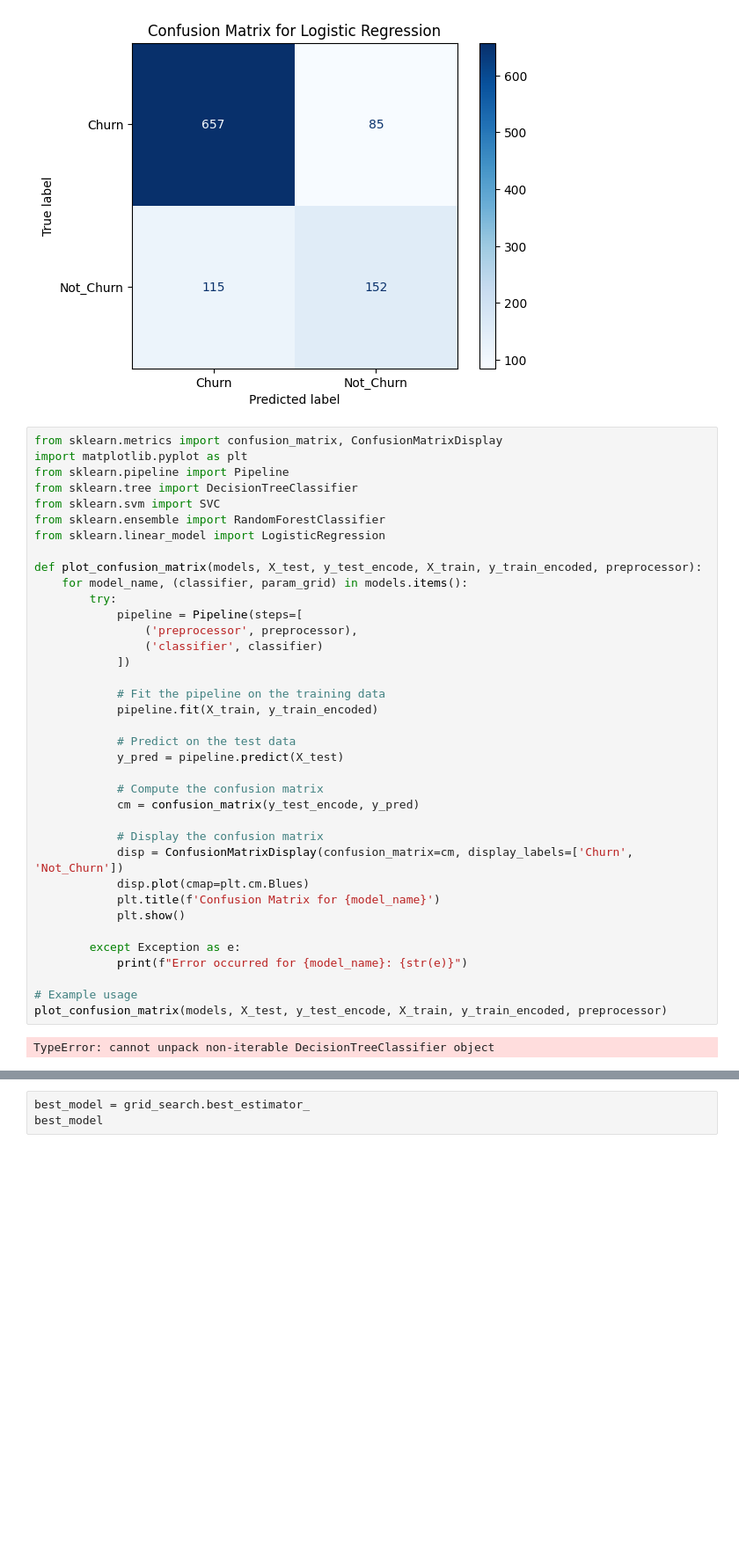
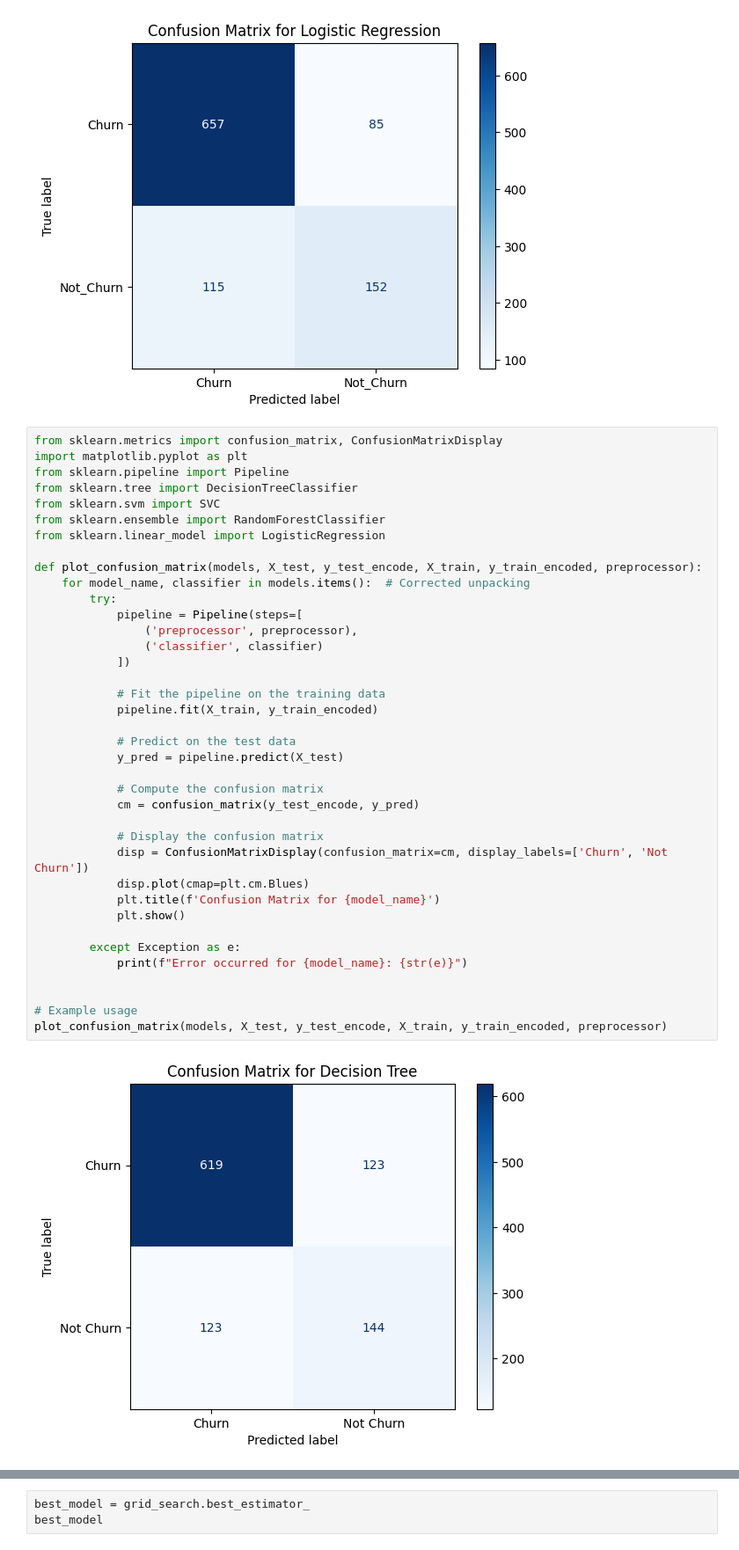
Before and after one commit to lizjelimo/Churn-Analysis, a Jupyter notebook: notebooks/main.ipynb, the cells around one changed output, grey strips where cells are left out. Shown at 88% size. Drawn from its saved outputs; the diff is of its cells as text; blank space fills up the shorter version.

```diff
--- a/notebooks/main.ipynb
+++ b/notebooks/main.ipynb
@@ -1148,33 +1162,34 @@ from sklearn.svm import SVC
 from sklearn.ensemble import RandomForestClassifier
 from sklearn.linear_model import LogisticRegression
 
 def plot_confusion_matrix(models, X_test, y_test_encode, X_train, y_train_encoded, preprocessor):
-    for model_name, (classifier, param_grid) in models.items():
+    for model_name, classifier in models.items():  # Corrected unpacking
         try:
             pipeline = Pipeline(steps=[
                 ('preprocessor', preprocessor),
                 ('classifier', classifier)
             ])
 
             # Fit the pipeline on the training data
             pipeline.fit(X_train, y_train_encoded)
 
             # Predict on the test data
             y_pred = pipeline.predict(X_test)
 
             # Compute the confusion matrix
             cm = confusion_matrix(y_test_encode, y_pred)
 
             # Display the confusion matrix
-            disp = ConfusionMatrixDisplay(confusion_matrix=cm, display_labels=['Churn', 'Not_Churn'])
+            disp = ConfusionMatrixDisplay(confusion_matrix=cm, display_labels=['Churn', 'Not Churn'])
             disp.plot(cmap=plt.cm.Blues)
             plt.title(f'Confusion Matrix for {model_name}')
             plt.show()
 
         except Exception as e:
             print(f"Error occurred for {model_name}: {str(e)}")
 
+
 # Example usage
 plot_confusion_matrix(models, X_test, y_test_encode, X_train, y_train_encoded, preprocessor)
 # %% [output]
-TypeError: cannot unpack non-iterable DecisionTreeClassifier object
+[figure, added]
```
Also changed, not shown: parts of 5 cells of this notebook, 2 other files.
